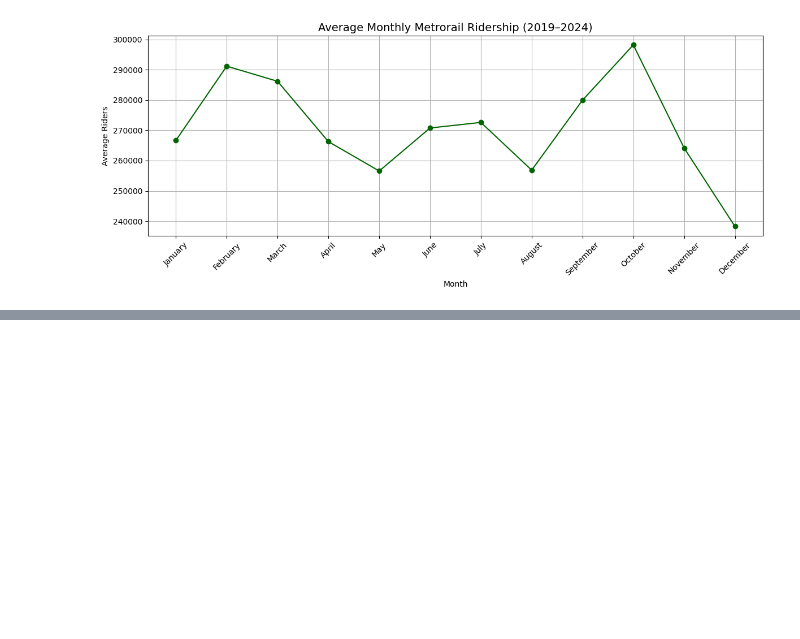
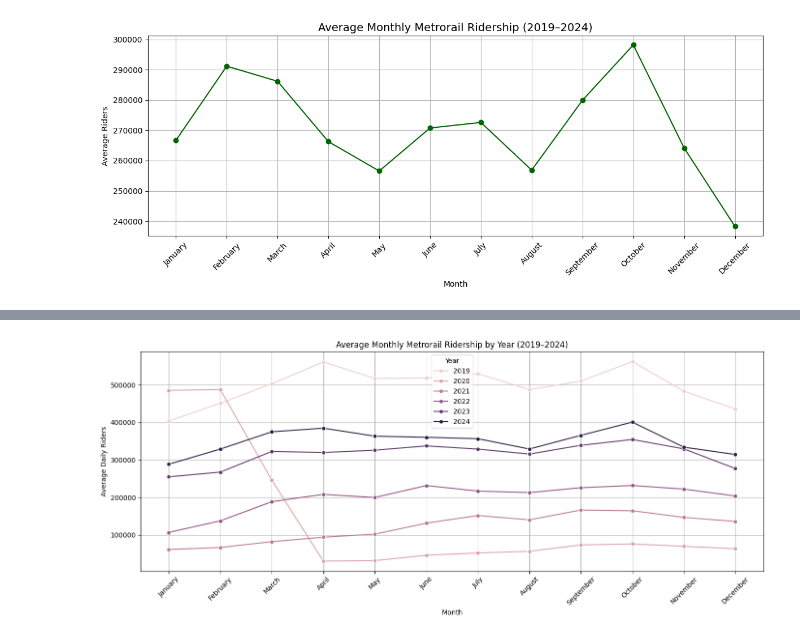
Before and after one commit to drodmay1/metro-ridership-capstone, a Jupyter notebook: notebooks/01_data_overview.ipynb, the cells around one changed output, grey strips where cells are left out. Drawn from its saved outputs; the diff is of its cells as text; code cells hidden in the pictures; blank space fills up the shorter version.

Commit message:
Added seaborn visualizations and updated EDA

```diff
--- a/notebooks/01_data_overview.ipynb
+++ b/notebooks/01_data_overview.ipynb
@@ -256,0 +261,29 @@ plt.show()
+# %%
+import seaborn as sns
+
+# Add Year and Month columns
+df_rail['Year'] = df_rail['Date'].dt.year
+df_rail['Month'] = df_rail['Date'].dt.strftime('%B')  # Full month name
+df_rail['Month_Num'] = df_rail['Date'].dt.month       # For sorting
+
+# Group by Year and Month to calculate average ridership
+monthly_avg = df_rail.groupby(['Year', 'Month', 'Month_Num'])['Rail'].mean().reset_index()
+
+# Sort by month number for correct x-axis order
+monthly_avg = monthly_avg.sort_values('Month_Num')
+
+# Set plot size and style
+plt.figure(figsize=(14, 6))
+sns.lineplot(data=monthly_avg, x='Month', y='Rail', hue='Year', marker='o')
+
+# Final formatting
+plt.title('Average Monthly Metrorail Ridership by Year (2019–2024)')
+plt.xlabel('Month')
+plt.ylabel('Average Daily Riders')
+plt.xticks(rotation=45)
+plt.grid(True)
+plt.tight_layout()
+plt.legend(title='Year')
+plt.show()
+# %% [output]
+[figure, added]
```
Also changed, not shown: parts of 1 cell of this notebook.
